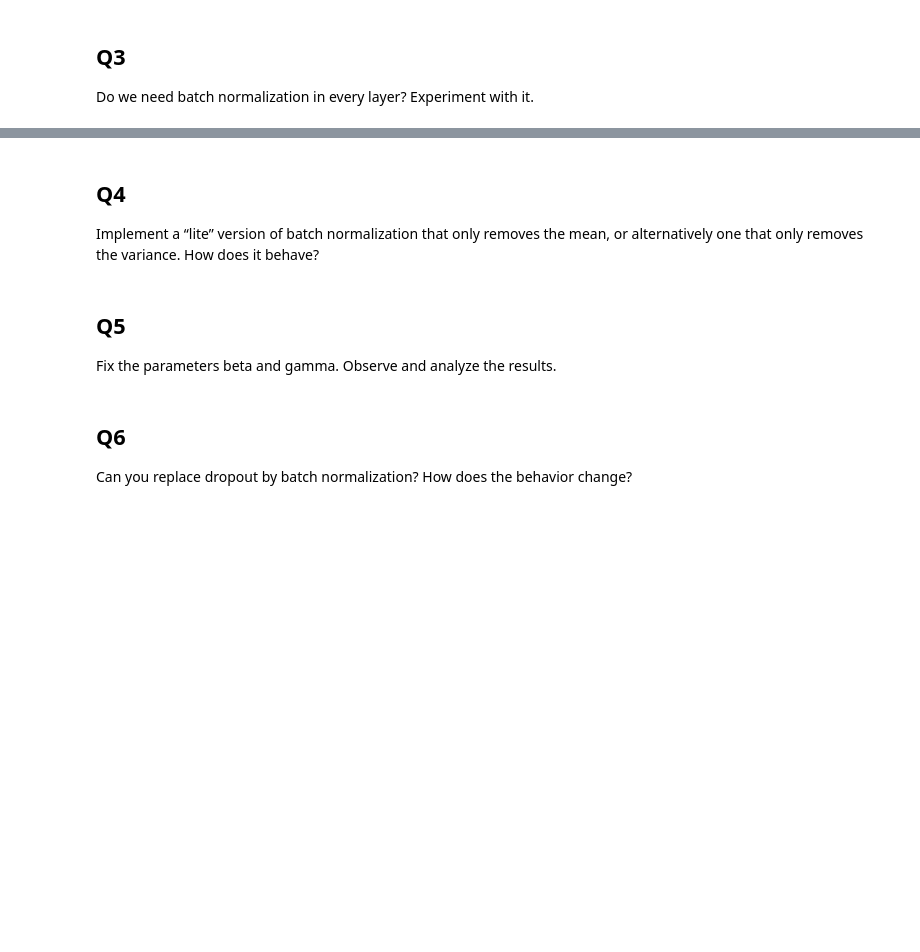
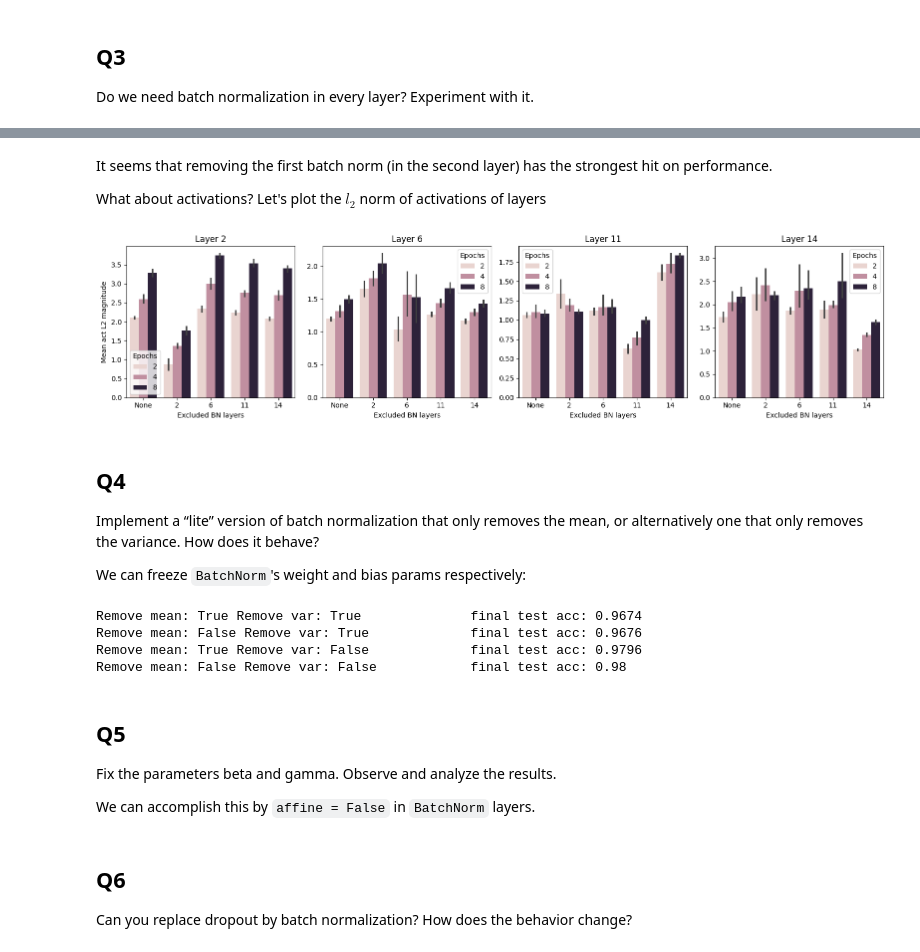
Before and after one commit to emiliocantuc/dl-playground, a Jupyter notebook: d2l-exercises/8-5.ipynb, the cells around one changed output, grey strips where cells are left out. Drawn from its saved outputs; the diff is of its cells as text; code cells hidden in the pictures; blank space fills up the shorter version.

```diff
--- a/d2l-exercises/8-5.ipynb
+++ b/d2l-exercises/8-5.ipynb
@@ -264,0 +273,28 @@ Do we need batch normalization in every layer? Experiment with it.
+# %%
+#| code-summary: Redefine the model
+
+class BNLeNet(nn.Module):
+    def __init__(self, num_classes = 10, ex_bn_layers = []):
+        # ex_bn_layers: list of BN layers to exclude (1, ..., 4)
+
+        super().__init__()
+        for i in ex_bn_layers: assert i in range(1, 5), 'There are only 4 BN layers'
+
+        layers = [
+            nn.LazyConv2d(6, kernel_size=5), nn.LazyBatchNorm2d(), nn.Sigmoid(),
+            nn.AvgPool2d(kernel_size=2, stride=2),
+            nn.LazyConv2d(16, kernel_size=5), nn.LazyBatchNorm2d(), nn.Sigmoid(),
+            nn.AvgPool2d(kernel_size=2, stride=2),
+            nn.Flatten(),
+            nn.LazyLinear(120), nn.LazyBatchNorm1d(), nn.Sigmoid(),
+            nn.LazyLinear(84), nn.LazyBatchNorm1d(), nn.Sigmoid(),
+            nn.LazyLinear(num_classes)
+        ]
+
+        bn_idx = [i for i, module in enumerate(layers) if 'BatchNorm' in str(module)]
+        for i in ex_bn_layers: layers[bn_idx[i - 1]] = nn.Identity()
+
+        self.net = nn.Sequential(*layers)
+
+    def forward(self, x):
+        return self.net(x)
@@ -265,9 +372,55 @@ Do we need batch normalization in every layer? Experiment with it.
+# %% [markdown]
+It seems that removing the first batch norm (in the second layer) has the strongest hit on performance.
+
+What about activations? Let's plot the $l_2$ norm of activations of layers
+# %%
+f, axs = plt.subplots(1, 4, figsize=(16, 4))
+
+for i, lyr in enumerate(mag_layers):
+    sns.barplot(data = res, x = 'Excluded BN layers', y = f'Mean mag at {lyr}', ax = axs[i], hue='Epochs')
+    axs[i].set_title(f'Layer {lyr}')
+    axs[i].set_ylabel('')
+
+axs[0].set_ylabel('Mean act L2 magnitude')
+f.tight_layout()
+# %% [output]
+[figure, added]
 # %% [markdown]
 ## Q4
 Implement a “lite” version of batch normalization that only removes the mean, or alternatively one that only removes the variance. How does it behave?
+
+We can freeze `BatchNorm`'s weight and bias params respectively:
+# %%
+#| code-summary: Train and evaluate
+
+for remove_mean, remove_var in [[True, True], [False, True], [True, False], [False, False]]:
+
+    net = BNLeNet()
+    for module in net.net:
+        if 'BatchNorm' in str(module):
+            if remove_mean:
+                module.bias.requires_grad = False
+            if remove_var:
+                module.weight.requires_grad = False
+
+    # All nets "see" the same data
+    torch.manual_seed(0); np.random.seed(0); random.seed(0)
+    g = torch.Generator()
+    g.manual_seed(0)
+    train_loader = DataLoader(training_data, batch_size = 128, shuffle = True, worker_init_fn = seed_worker, generator = g)
+
+    test_accs = train(net, train_loader, test_loader, num_epochs = 10, lr = 0.1, verbose = False)
+    print(f'Remove mean: {remove_mean} Remove var: {remove_var}\t\tfinal test acc: {test_accs[-1]}')
+# %% [output]
+Remove mean: True Remove var: True              final test acc: 0.9674
+Remove mean: False Remove var: True             final test acc: 0.9676
+Remove mean: True Remove var: False             final test acc: 0.9796
+Remove mean: False Remove var: False            final test acc: 0.98
 # %% [markdown]
 ## Q5
 Fix the parameters beta and gamma. Observe and analyze the results.
+
+We can accomplish this by `affine = False` in `BatchNorm` layers.
 # %% [markdown]
 ## Q6
 Can you replace dropout by batch normalization? How does the behavior change?
```
Also changed, not shown: parts of 10 cells of this notebook, 2 other files.
